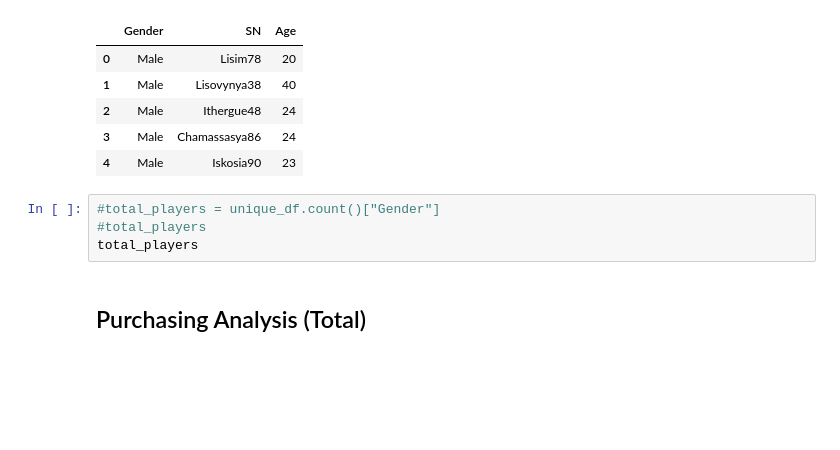
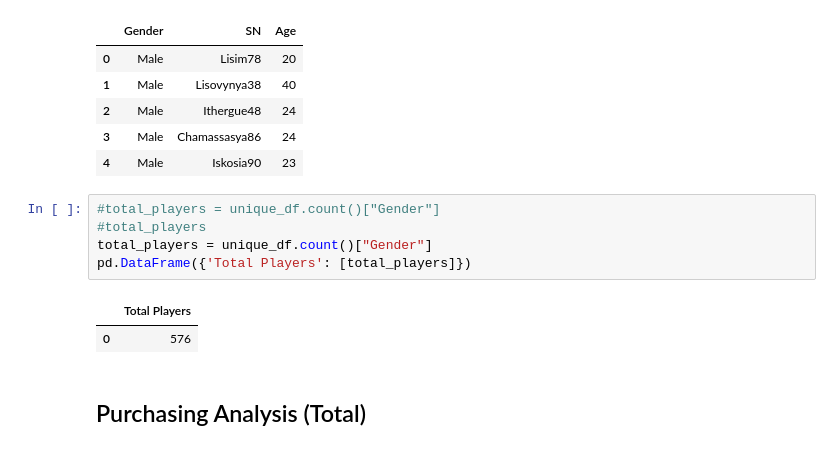
Before and after one commit to joekimga/pandas-challenge, a Jupyter notebook: HeroesOfPymoli/save.ipynb, the cells around one changed output. Drawn from its saved outputs; the diff is of its cells as text; blank space fills up the shorter version.

```diff
--- a/HeroesOfPymoli/save.ipynb
+++ b/HeroesOfPymoli/save.ipynb
@@ -36,7 +36,11 @@ unique_df.head()
 # %%
 #total_players = unique_df.count()["Gender"]
 #total_players
-total_players
+total_players = unique_df.count()["Gender"]
+pd.DataFrame({'Total Players': [total_players]})
+# %% [output]
+|  | Total Players |
+| 0 | 576 |
 # %% [markdown]
 ## Purchasing Analysis (Total)
 # %% [markdown]
```
Also changed, not shown: parts of 18 cells of this notebook, 2 other files.
